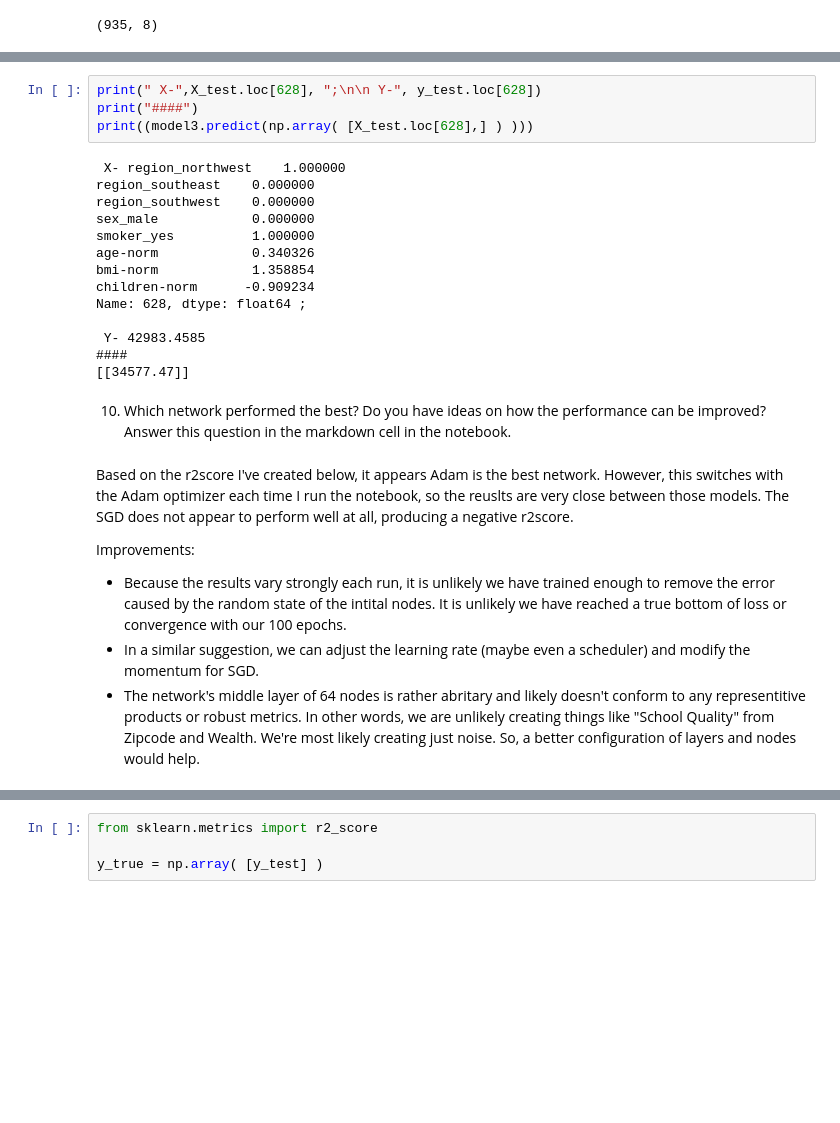
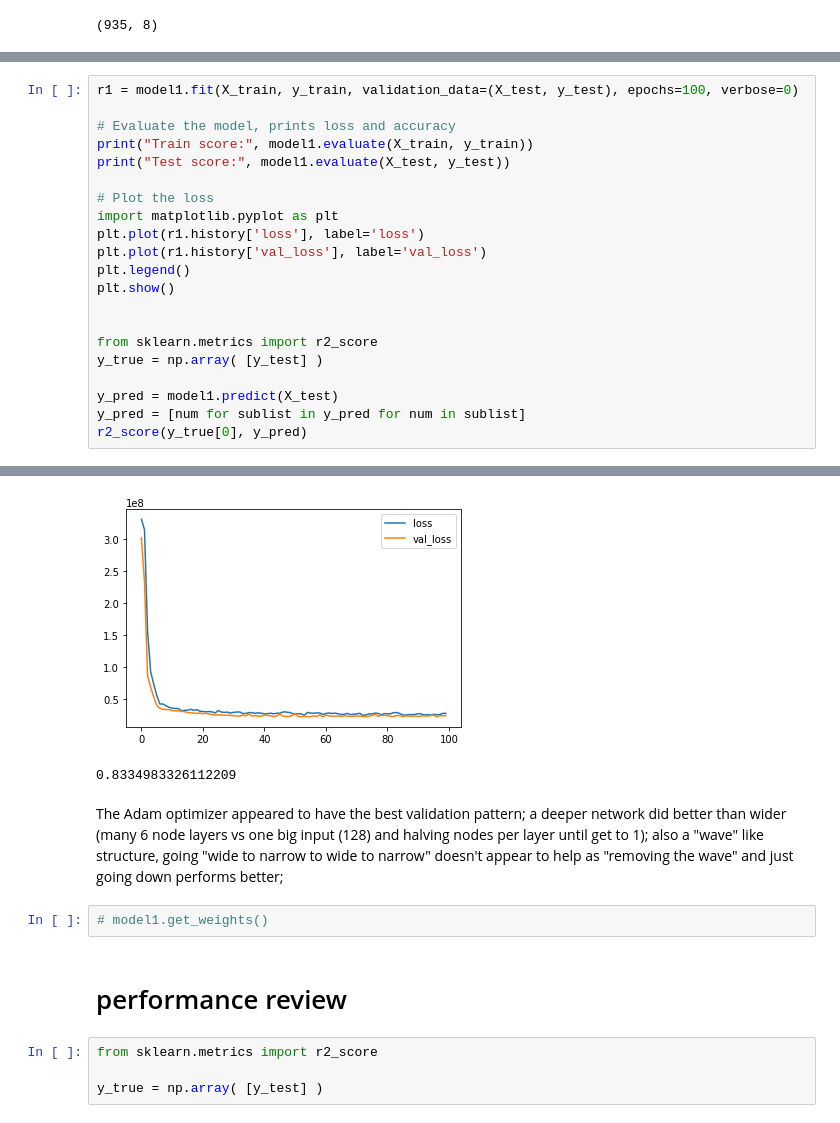
Before and after one commit to crjohnson09/SEIS764, a Jupyter notebook: Assignment4.ipynb, the cells around one changed output, grey strips where cells are left out. Drawn from its saved outputs; the diff is of its cells as text; blank space fills up the shorter version.

```diff
--- a/Assignment4.ipynb
+++ b/Assignment4.ipynb
@@ -396,28 +240,22 @@ plt.plot(r3.history['val_loss'])
-# %%
-print(" X-",X_test.loc[628], ";\n\n Y-", y_test.loc[628])
-print("####")
-print((model3.predict(np.array( [X_test.loc[628],] ) )))
-# %% [output]
- X- region_northwest    1.000000
-region_southeast    0.000000
-region_southwest    0.000000
-sex_male            0.000000
-smoker_yes          1.000000
-age-norm            0.340326
-bmi-norm            1.358854
-children-norm      -0.909234
-Name: 628, dtype: float64 ;
-
- Y- 42983.4585
-####
-[[34577.47]]
-# %% [markdown]
-10)  Which network performed the best? Do you have ideas on how the performance can be improved? Answer this
-question in the markdown cell in the notebook.
-# %% [markdown]
-Based on the r2score I've created below, it appears Adam is the best network. However, this switches with the Adam optimizer each time I run the notebook, so the reuslts are very close between those models. The SGD does not appear to perform well at all, producing a negative r2score.
-
-Improvements:
-*   Because the results vary strongly each run, it is unlikely we have trained enough to remove the error caused by the random state of the intital nodes. It is unlikely we have reached a true bottom of loss or convergence with our 100 epochs.
-*   In a similar suggestion, we can adjust the learning rate (maybe even a scheduler) and modify the momentum for SGD.
-*   The network's middle layer of 64 nodes is rather abritary and likely doesn't conform to any representitive products or robust metrics. In other words, we are unlikely creating things like "School Quality" from Zipcode and Wealth. We're most likely creating just noise. So, a better configuration of layers and nodes would help.
+# %%
+r1 = model1.fit(X_train, y_train, validation_data=(X_test, y_test), epochs=100, verbose=0)
+
+# Evaluate the model, prints loss and accuracy
+print("Train score:", model1.evaluate(X_train, y_train))
+print("Test score:", model1.evaluate(X_test, y_test))
+
+# Plot the loss
+import matplotlib.pyplot as plt
+plt.plot(r1.history['loss'], label='loss')
+plt.plot(r1.history['val_loss'], label='val_loss')
+plt.legend()
+plt.show()
+
+
+from sklearn.metrics import r2_score
+y_true = np.array( [y_test] )
+
+y_pred = model1.predict(X_test)
+y_pred = [num for sublist in y_pred for num in sublist]
+r2_score(y_true[0], y_pred)
+# %% [output]
@@ -424,3 +266,11 @@ Improvements:
+[figure, added]
+0.8334983326112209
+# %% [markdown]
+The Adam optimizer appeared to have the best validation pattern; a deeper network did better than wider (many 6 node layers vs one big input (128) and halving nodes per layer until get to 1); also a "wave" like structure, going "wide to narrow to wide to narrow" doesn't appear to help as "removing the wave" and just going down performs better;
+# %%
+# model1.get_weights()
+# %% [markdown]
+<h1>performance review</h1>
 # %%
 from sklearn.metrics import r2_score
 
```
Also changed, not shown: parts of 78 cells of this notebook.
